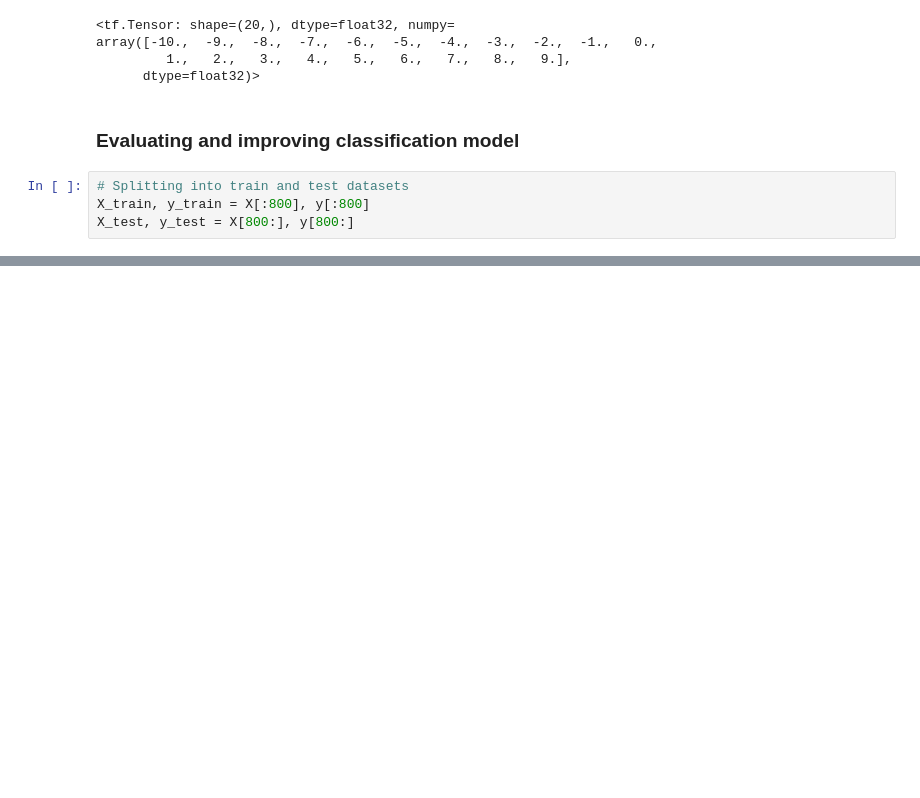
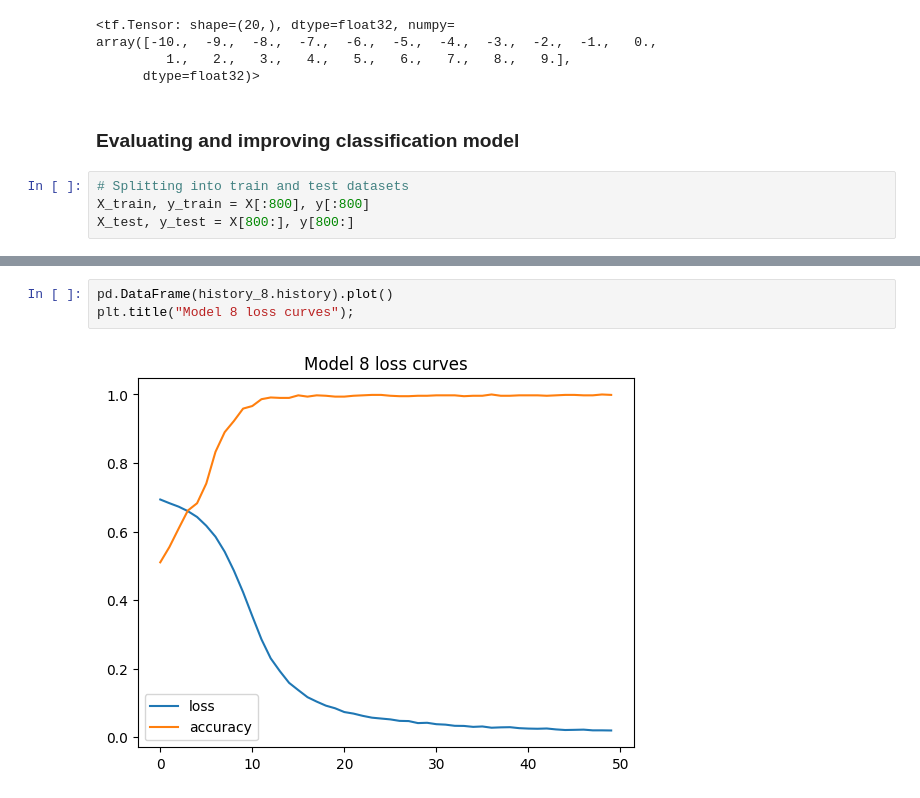
Before and after one commit to aakriti-dot/Tensorflow, a Jupyter notebook: Neural_network_classification.ipynb, the cells around one changed output, grey strips where cells are left out. Saved outputs shown, nothing was run; the diff lists cells and outputs as text; blank space fills up the shorter version.

```diff
--- a/Neural_network_classification.ipynb
+++ b/Neural_network_classification.ipynb
@@ -566,0 +608,5 @@ doing binary classifcation...
+# %%
+pd.DataFrame(history_8.history).plot()
+plt.title("Model 8 loss curves");
+# %% [output]
+[figure, added]
```
Also changed, not shown: parts of 23 cells of this notebook.
